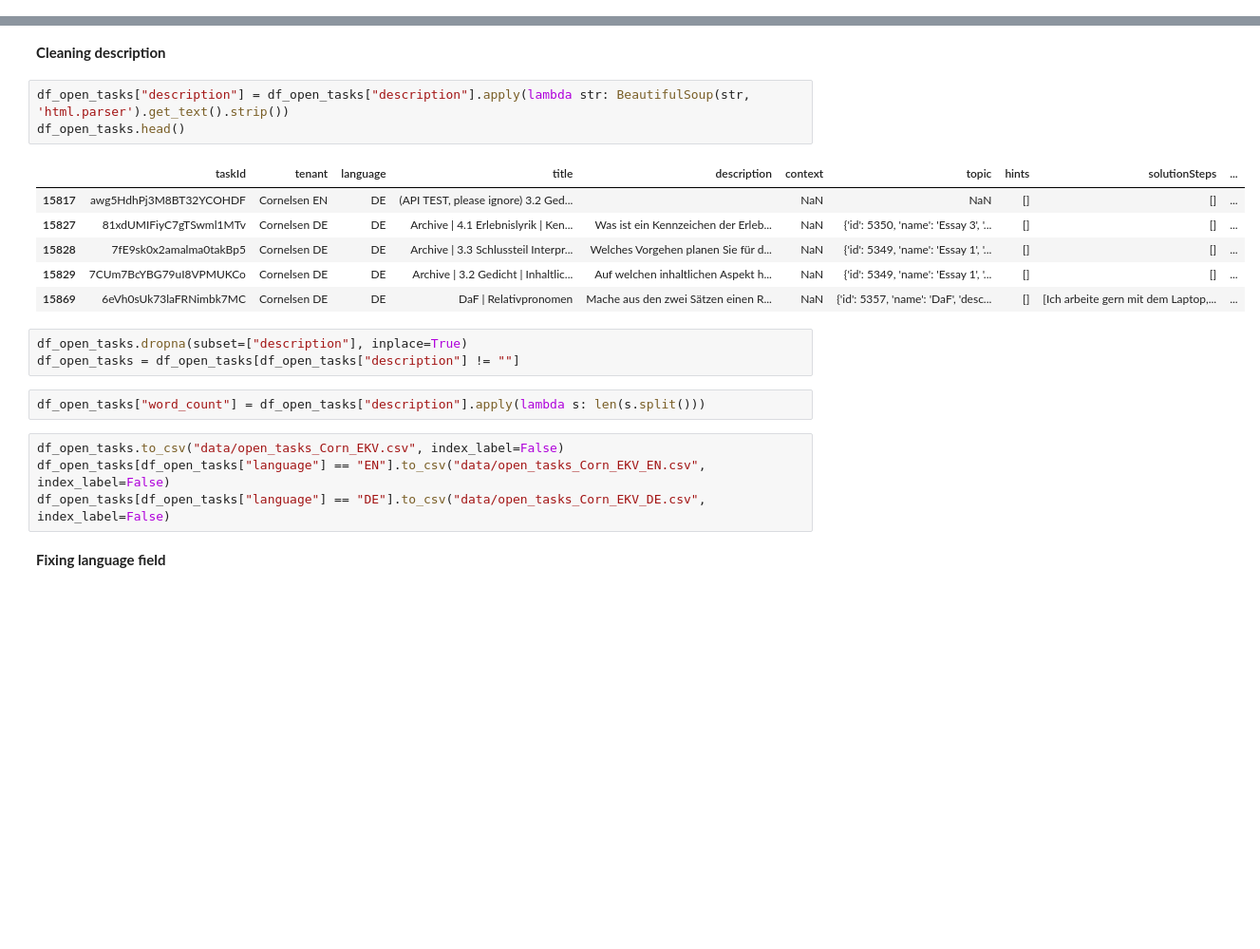
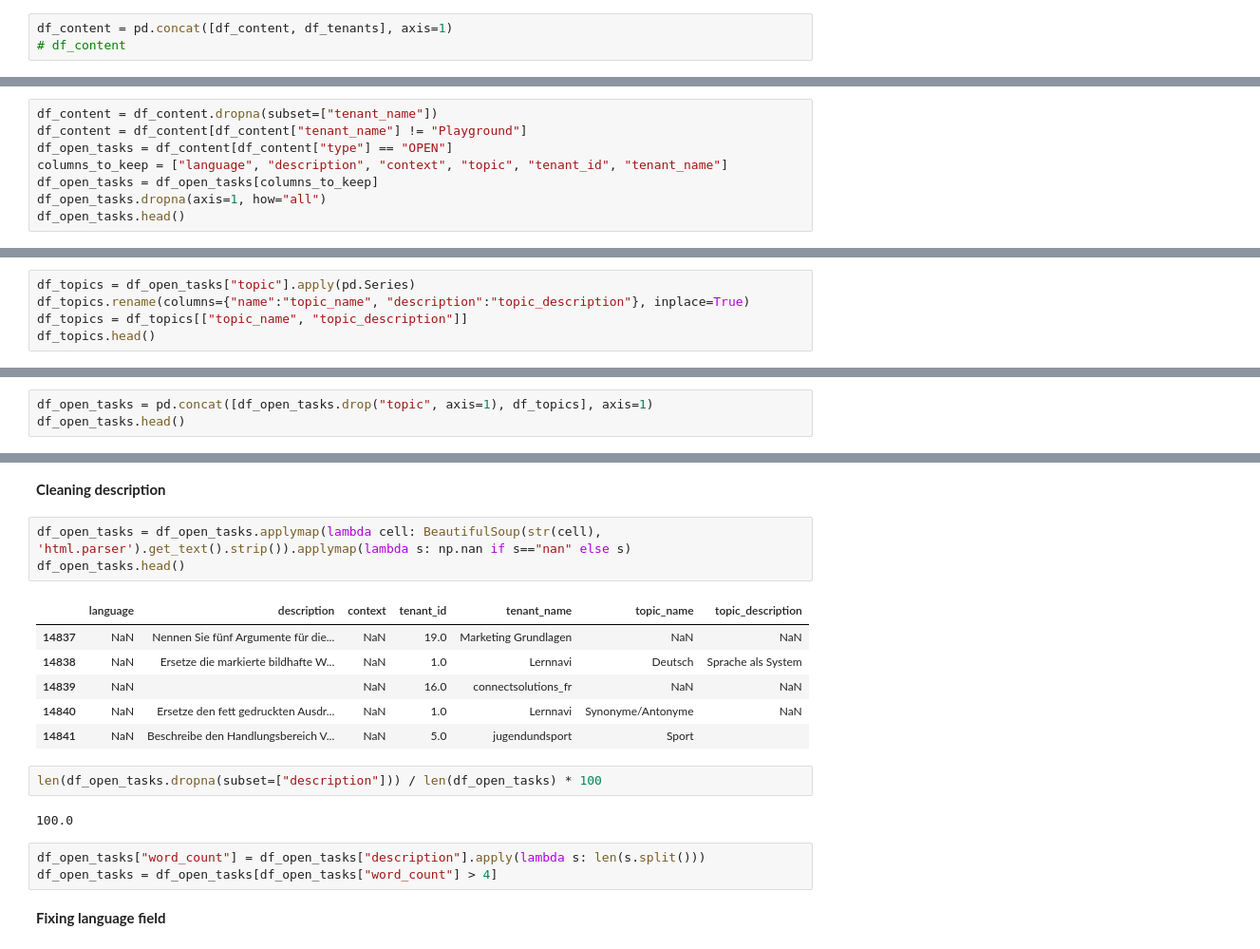
Before and after one commit to ghalifaten/master_thesis, a Jupyter notebook: 1a_cleaning_open_tasks.ipynb, the cells around one changed output, grey strips where cells are left out. Shown: that part at 95% size. Saved outputs shown, nothing was run; the diff lists cells and outputs as text; blank space fills up the shorter version.

Commit message:
language detection

```diff
--- a/1a_cleaning_open_tasks.ipynb
+++ b/1a_cleaning_open_tasks.ipynb
@@ -73,0 +68,3 @@ df_open_tasks = df_open_tasks[df_open_tasks["tenant"].isin(["Cornelsen DE", "Cor
+# %%
+df_content = pd.concat([df_content, df_tenants], axis=1)
+# df_content
@@ -73,0 +79,8 @@ df_open_tasks = df_open_tasks[df_open_tasks["tenant"].isin(["Cornelsen DE", "Cor
+# %%
+df_content = df_content.dropna(subset=["tenant_name"])
+df_content = df_content[df_content["tenant_name"] != "Playground"]
+df_open_tasks = df_content[df_content["type"] == "OPEN"]
+columns_to_keep = ["language", "description", "context", "topic", "tenant_id", "tenant_name"]
+df_open_tasks = df_open_tasks[columns_to_keep]
+df_open_tasks.dropna(axis=1, how="all")
+df_open_tasks.head()
@@ -73,0 +94,5 @@ df_open_tasks = df_open_tasks[df_open_tasks["tenant"].isin(["Cornelsen DE", "Cor
+# %%
+df_topics = df_open_tasks["topic"].apply(pd.Series)
+df_topics.rename(columns={"name":"topic_name", "description":"topic_description"}, inplace=True)
+df_topics = df_topics[["topic_name", "topic_description"]]
+df_topics.head()
@@ -73,0 +106,3 @@ df_open_tasks = df_open_tasks[df_open_tasks["tenant"].isin(["Cornelsen DE", "Cor
+# %%
+df_open_tasks = pd.concat([df_open_tasks.drop("topic", axis=1), df_topics], axis=1)
+df_open_tasks.head()
@@ -74,23 +116,21 @@ df_open_tasks = df_open_tasks[df_open_tasks["tenant"].isin(["Cornelsen DE", "Cor
 # %% [markdown]
 **Cleaning description**
 # %%
-df_open_tasks["description"] = df_open_tasks["description"].apply(lambda str: BeautifulSoup(str, 'html.parser').get_text().strip())
+df_open_tasks = df_open_tasks.applymap(lambda cell: BeautifulSoup(str(cell), 'html.parser').get_text().strip()).applymap(lambda s: np.nan if s=="nan" else s)
 df_open_tasks.head()
 # %% [output]
-|  | taskId | tenant | language | title | description | context | topic | hints | solutionSteps | ... |
-| 15817 | awg5HdhPj3M8BT32YCOHDF | Cornelsen EN | DE | (API TEST, please ignore) 3.2 Ged... |  | NaN | NaN | [] | [] | ... |
-| 15827 | 81xdUMIFiyC7gTSwml1MTv | Cornelsen DE | DE | Archive | 4.1 Erlebnislyrik | Ken... | Was ist ein Kennzeichen der Erleb... | NaN | {'id': 5350, 'name': 'Essay 3', '... | [] | [] | ... |
-| 15828 | 7fE9sk0x2amalma0takBp5 | Cornelsen DE | DE | Archive | 3.3 Schlussteil Interpr... | Welches Vorgehen planen Sie für d... | NaN | {'id': 5349, 'name': 'Essay 1', '... | [] | [] | ... |
-| 15829 | 7CUm7BcYBG79uI8VPMUKCo | Cornelsen DE | DE | Archive | 3.2 Gedicht | Inhaltlic... | Auf welchen inhaltlichen Aspekt h... | NaN | {'id': 5349, 'name': 'Essay 1', '... | [] | [] | ... |
-| 15869 | 6eVh0sUk73laFRNimbk7MC | Cornelsen DE | DE | DaF | Relativpronomen | Mache aus den zwei Sätzen einen R... | NaN | {'id': 5357, 'name': 'DaF', 'desc... | [] | [Ich arbeite gern mit dem Laptop,... | ... |
+|  | language | description | context | tenant_id | tenant_name | topic_name | topic_description |
+| 14837 | NaN | Nennen Sie fünf Argumente für die... | NaN | 19.0 | Marketing Grundlagen | NaN | NaN |
+| 14838 | NaN | Ersetze die markierte bildhafte W... | NaN | 1.0 | Lernnavi | Deutsch | Sprache als System |
+| 14839 | NaN |  | NaN | 16.0 | connectsolutions_fr | NaN | NaN |
+| 14840 | NaN | Ersetze den fett gedruckten Ausdr... | NaN | 1.0 | Lernnavi | Synonyme/Antonyme | NaN |
+| 14841 | NaN | Beschreibe den Handlungsbereich V... | NaN | 5.0 | jugendundsport | Sport |  |
-# %%
-df_open_tasks.dropna(subset=["description"], inplace=True)
-df_open_tasks = df_open_tasks[df_open_tasks["description"] != ""]
+# %%
+len(df_open_tasks.dropna(subset=["description"])) / len(df_open_tasks) * 100
+# %% [output]
+100.0
 # %%
 df_open_tasks["word_count"] = df_open_tasks["description"].apply(lambda s: len(s.split()))
+df_open_tasks = df_open_tasks[df_open_tasks["word_count"] > 4]
-# %%
-df_open_tasks.to_csv("data/open_tasks_Corn_EKV.csv", index_label=False)
-df_open_tasks[df_open_tasks["language"] == "EN"].to_csv("data/open_tasks_Corn_EKV_EN.csv", index_label=False)
-df_open_tasks[df_open_tasks["language"] == "DE"].to_csv("data/open_tasks_Corn_EKV_DE.csv", index_label=False)
 # %% [markdown]
 **Fixing language field**
```
Also changed, not shown: parts of 29 cells of this notebook, 4 other files.
